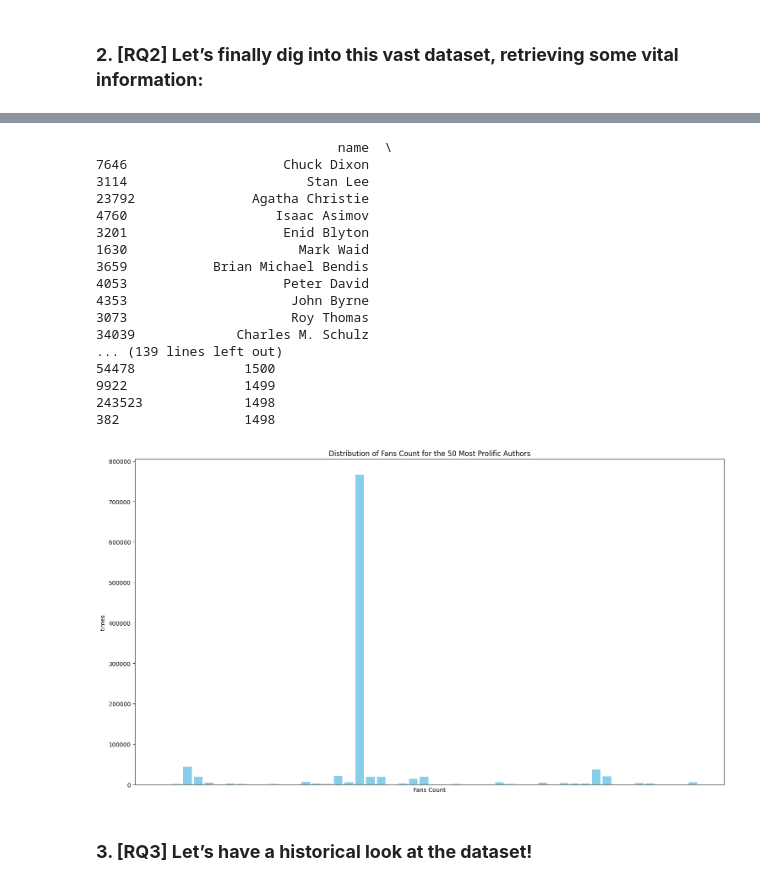
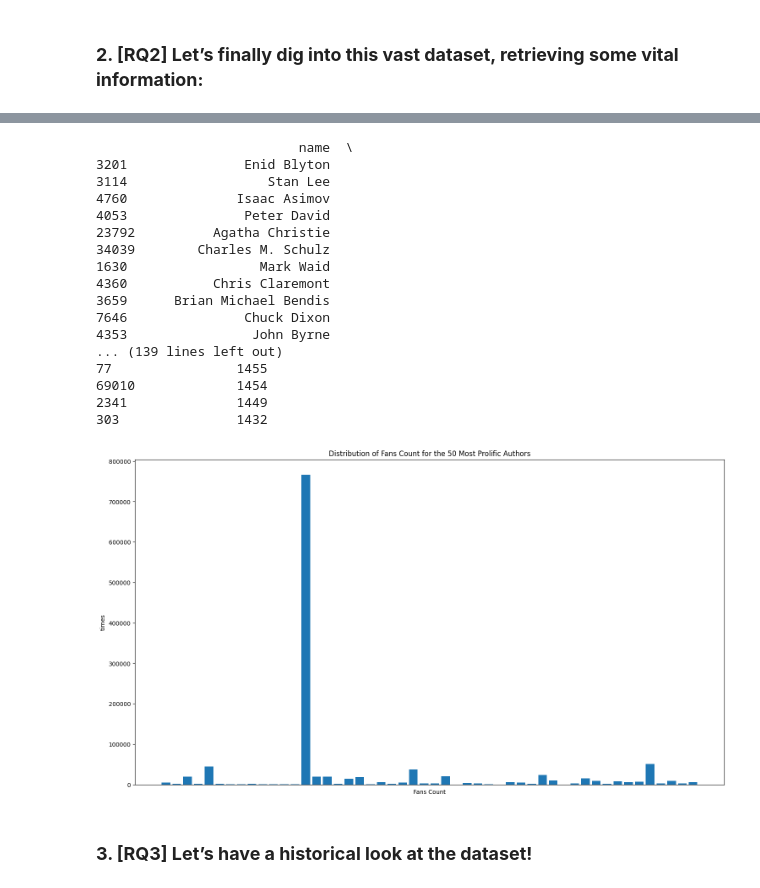
Before and after one commit to do3-173/ADM_HW2, a Jupyter notebook: research_questions.ipynb, the cells around one changed output, grey strips where cells are left out. Saved outputs shown, nothing was run; the diff lists cells and outputs as text; code cells hidden in the pictures.

```diff
--- a/research_questions.ipynb
+++ b/research_questions.ipynb
@@ -238,0 +1188,22 @@ print(count_books_more_than_250_pages)
+# %%
+import pandas as pd
+
+chunk_size = 100000
+dfs = []
+
+with open("lighter_books.json", "r") as file:
+    for chunk in pd.read_json(file, lines=True, chunksize=chunk_size):
+        chunk = chunk[["title", "average_rating"]]
+        dfs.append(chunk)
+
+df = pd.concat(dfs, ignore_index=True)
+# Cleaning the dataset
+df = df[df["average_rating"] > 0]
+
+# Sorting by average rating and taking only the first 10 values to find the
+# 10 books with the highest score and the 10 with the lowest score
+top_10_best_books = df.sort_values(by="average_rating", ascending=False).head(10)
+top_10_worst_books = df.sort_values(by="average_rating", ascending=True).head(10)
+
+print("Top 10 best books :\n", top_10_best_books)
+print("\nTop 10 worst books :\n", top_10_worst_books)
@@ -239,34 +1320,53 @@ print(count_books_more_than_250_pages)
 # %%
-top_50_authors = df_authors.sort_values(by="book_ids_length", ascending=False).head(50)
+import pandas as pd
+import matplotlib.pyplot as plt
+
+chunk_size = 100000
+dfs = []
+
+with open("lighter_authors.json", "r") as file:
+    for chunk in pd.read_json(file, lines=True, chunksize=chunk_size):
+        chunk = chunk[["name", "book_ids", "fans_count"]]
+        dfs.append(chunk)
+        break
+
+df = pd.concat(dfs, ignore_index=True)
+
+# Calculating the number of books written by each author as done in RQ 2.1
+df["book_ids_length"] = df["book_ids"].apply(lambda x: len(x))
+
+# Sorting the authors by the number of books written Extracting the first 50
+top_50_authors = df.sort_values(by="book_ids_length", ascending=False).head(50)
 
 print(top_50_authors)
 
+# Plotting them as requested
 plt.figure(figsize=(18, 10))
-plt.bar(top_50_authors["name"], top_50_authors["fans_count"], color="skyblue")
+plt.bar(top_50_authors["name"], top_50_authors["fans_count"])
 plt.title("Distribution of Fans Count for the 50 Most Prolific Authors")
 plt.xlabel("Fans Count")
 plt.ylabel("times")
 plt.xticks([])
 
 plt.show()
 # %% [output]
-                               name  \
-7646                    Chuck Dixon
-3114                       Stan Lee
-23792               Agatha Christie
-4760                   Isaac Asimov
-3201                    Enid Blyton
-1630                      Mark Waid
-3659           Brian Michael Bendis
-4053                    Peter David
-4353                     John Byrne
-3073                     Roy Thomas
-34039             Charles M. Schulz
+                          name  \
+3201               Enid Blyton
+3114                  Stan Lee
+4760              Isaac Asimov
+4053               Peter David
+23792          Agatha Christie
+34039        Charles M. Schulz
+1630                 Mark Waid
+4360           Chris Claremont
+3659      Brian Michael Bendis
+7646               Chuck Dixon
+4353                John Byrne
 ... (139 lines left out)
-54478              1500
-9922               1499
-243523             1498
-382                1498
+77                1455
+69010             1454
+2341              1449
+303               1432
-[figure, old version]
+[figure, new version]
 # %% [markdown]
 ### **3. [__RQ3__] Let’s have a historical look at the dataset!**
```
Also changed, not shown: parts of 287 cells of this notebook, 2 other files.
